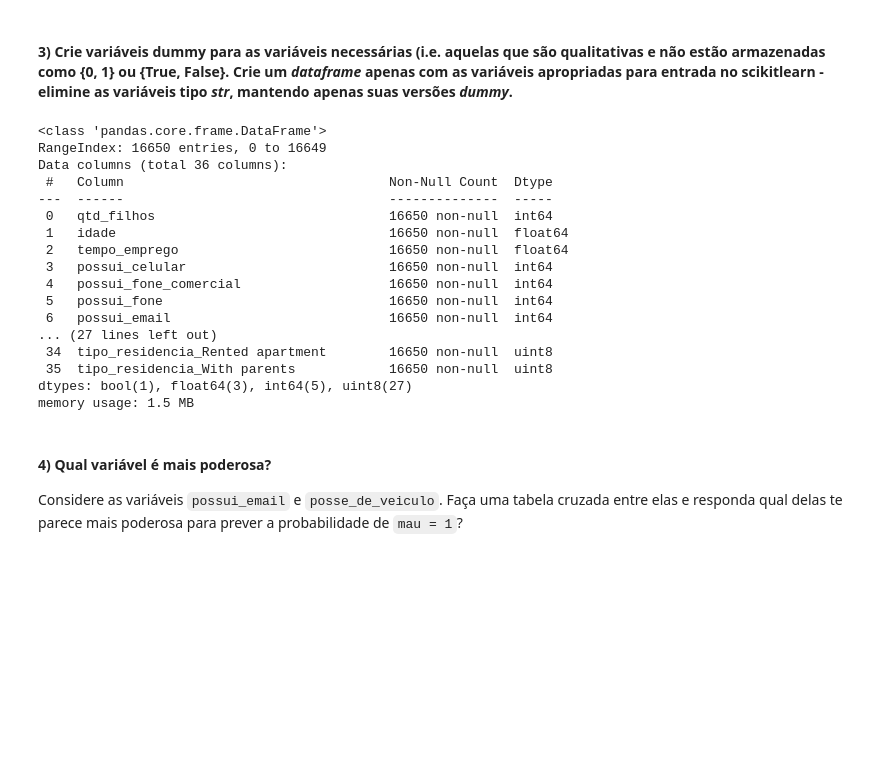
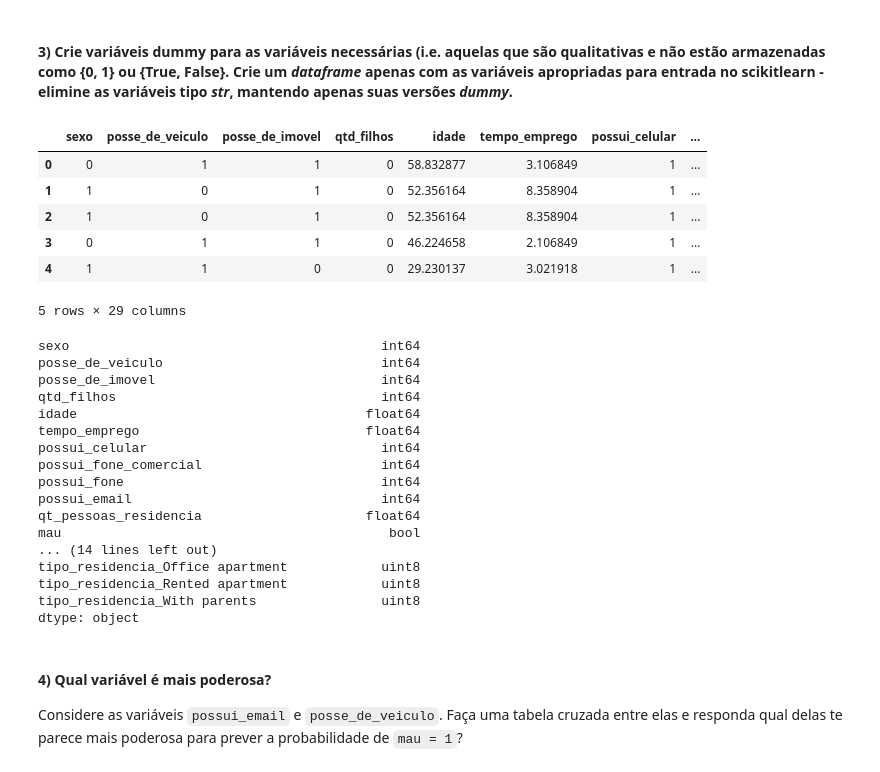
Before and after one commit to MarioECNacimento/ebac_analista_dados, a Jupyter notebook: Pratica_Mod7_EX01.ipynb, the cells around one changed output. Drawn from its saved outputs; the diff is of its cells as text; code cells hidden in the pictures; blank space fills up the shorter version.

```diff
--- a/Pratica_Mod7_EX01.ipynb
+++ b/Pratica_Mod7_EX01.ipynb
@@ -148,27 +142,43 @@ pd.get_dummies(df, columns=['sexo','posse_de_veiculo', 'posse_de_imovel', 'tipo_
 # %% [markdown]
 #### 3) Crie variáveis dummy para as variáveis necessárias (i.e. aquelas que são qualitativas e não estão armazenadas como {0, 1} ou {True, False}. Crie um *dataframe* apenas com as variáveis apropriadas para entrada no scikitlearn - elimine as variáveis tipo *str*, mantendo apenas suas versões *dummy*.
-# %%
-df = pd.get_dummies(df, columns=['sexo','posse_de_veiculo', 'posse_de_imovel', 'tipo_renda', 'educacao',
-                                 'estado_civil', 'tipo_residencia'])
-df.info()
-# %% [output]
-<class 'pandas.core.frame.DataFrame'>
-RangeIndex: 16650 entries, 0 to 16649
-Data columns (total 36 columns):
- #   Column                                  Non-Null Count  Dtype
----  ------                                  --------------  -----
- 0   qtd_filhos                              16650 non-null  int64
- 1   idade                                   16650 non-null  float64
- 2   tempo_emprego                           16650 non-null  float64
- 3   possui_celular                          16650 non-null  int64
- 4   possui_fone_comercial                   16650 non-null  int64
- 5   possui_fone                             16650 non-null  int64
- 6   possui_email                            16650 non-null  int64
-... (27 lines left out)
- 34  tipo_residencia_Rented apartment        16650 non-null  uint8
- 35  tipo_residencia_With parents            16650 non-null  uint8
-dtypes: bool(1), float64(3), int64(5), uint8(27)
-memory usage: 1.5 MB
+# %%
+df.sexo = df.sexo.map({'F':1, 'M':0})
+df.posse_de_veiculo = df.posse_de_veiculo.map({'Y':1, 'N':0})
+df.posse_de_imovel = df.posse_de_imovel.map({'Y':1, 'N':0})
+df.head()
+# %% [output]
+|  | sexo | posse_de_veiculo | posse_de_imovel | qtd_filhos | idade | tempo_emprego | possui_celular | ... |
+| 0 | 0 | 1 | 1 | 0 | 58.832877 | 3.106849 | 1 | ... |
+| 1 | 1 | 0 | 1 | 0 | 52.356164 | 8.358904 | 1 | ... |
+| 2 | 1 | 0 | 1 | 0 | 52.356164 | 8.358904 | 1 | ... |
+| 3 | 0 | 1 | 1 | 0 | 46.224658 | 2.106849 | 1 | ... |
+| 4 | 1 | 1 | 0 | 0 | 29.230137 | 3.021918 | 1 | ... |
+5 rows × 29 columns
+# %%
+df.sexo.astype(int)
+df.posse_de_veiculo.astype(int)
+df.posse_de_imovel.astype(int)
+df.qt_pessoas_residencia.astype(int)
+df.mau.astype(int)
+df.dtypes
+# %% [output]
+sexo                                        int64
+posse_de_veiculo                            int64
+posse_de_imovel                             int64
+qtd_filhos                                  int64
+idade                                     float64
+tempo_emprego                             float64
+possui_celular                              int64
+possui_fone_comercial                       int64
+possui_fone                                 int64
+possui_email                                int64
+qt_pessoas_residencia                     float64
+mau                                          bool
+... (14 lines left out)
+tipo_residencia_Office apartment            uint8
+tipo_residencia_Rented apartment            uint8
+tipo_residencia_With parents                uint8
+dtype: object
 # %% [markdown]
 #### 4) Qual variável é mais poderosa?
 
```
Also changed, not shown: parts of 3 cells of this notebook.
